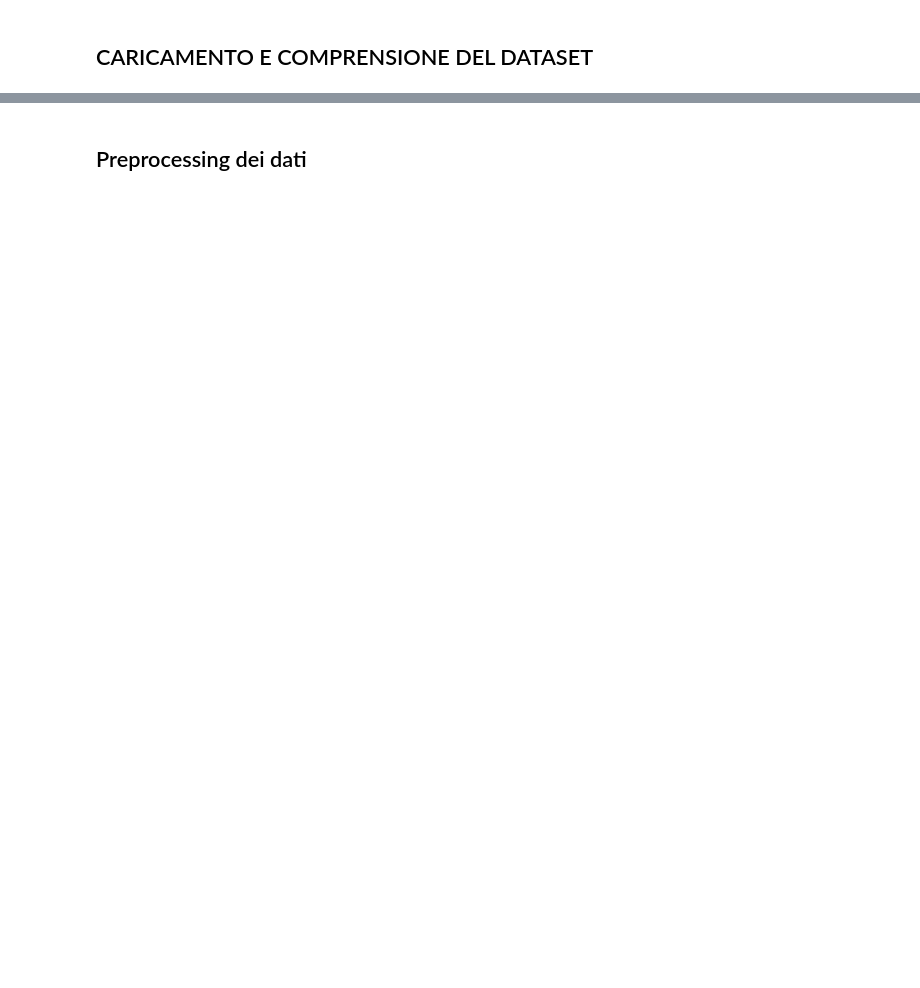
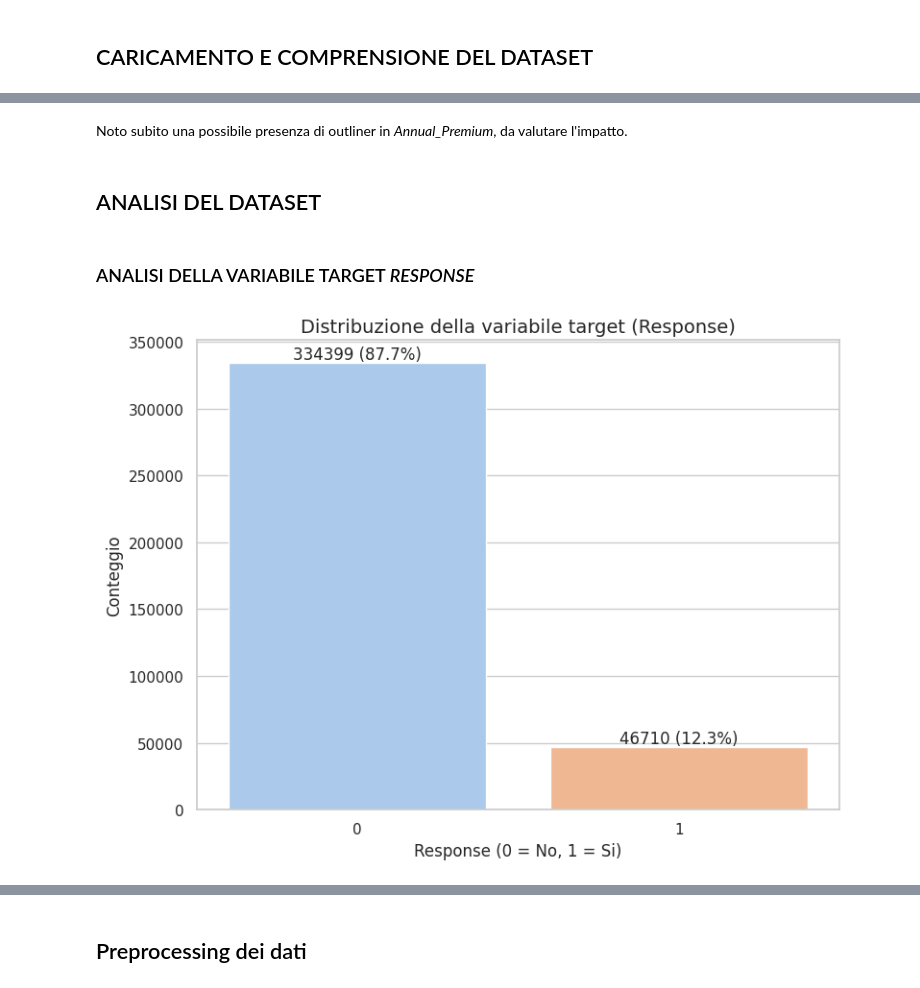
Before and after one commit to cdario79/CrossSellingAssicuratvo, a Jupyter notebook: Cross_Selling_Assicurativo.ipynb, the cells around one changed output, grey strips where cells are left out. Saved outputs shown, nothing was run; the diff lists cells and outputs as text; code cells hidden in the pictures; blank space fills up the shorter version.

```diff
--- a/Cross_Selling_Assicurativo.ipynb
+++ b/Cross_Selling_Assicurativo.ipynb
@@ -357,0 +199,46 @@ Nel tuo dataset:
+# %% [markdown]
+Noto subito una possibile presenza di outliner in *Annual_Premium*, da valutare l'impatto.
+# %% [markdown]
+## ANALISI DEL DATASET
+# %% [markdown]
+### ANALISI DELLA VARIABILE TARGET *RESPONSE*
+# %%
+# Set the general style of seaborn plots to 'whitegrid' for a clean background with gridlines
+sns.set(style="whitegrid")
+
+# Create a new figure with a specified size (8 inches wide by 6 inches tall)
+plt.figure(figsize=(8, 6))
+
+# Create a bar plot showing the count of each class in the 'Response' column
+# 'hue=Response' means the bars are also color-coded by the same variable
+# 'palette="pastel"' applies soft colors, and 'legend=False' removes the automatic legend
+ax = sns.countplot(x='Response', hue='Response', data=df, palette='pastel', legend=False)
+
+# Set the title of the plot with a custom font size
+plt.title('Distribuzione della variabile target (Response)', fontsize=14)
+
+# Calculate the total number of records to compute percentages
+total = len(df)
+
+# Loop over each bar in the plot to annotate with exact count and percentage
+for p in ax.patches:
+    count = int(p.get_height())  # Get the height of the bar (i.e., count of samples)
+    percentage = 100 * count / total  # Calculate the percentage of total samples
+    # Place the annotation slightly above the bar, centered horizontally
+    ax.annotate(f'{count} ({percentage:.1f}%)',
+                (p.get_x() + p.get_width() / 2., p.get_height()),  # X, Y position
+                ha='center', va='bottom', fontsize=12)  # Horizontal and vertical alignment, font size
+
+# Label the X-axis to indicate it refers to the 'Response' values (0 = No, 1 = Yes)
+plt.xlabel('Response (0 = No, 1 = Si)')
+
+# Label the Y-axis to indicate it shows the number of records
+plt.ylabel('Conteggio')
+
+# Adjust layout to prevent clipping of labels or titles
+plt.tight_layout()
+
+# Display the plot in the output
+plt.show()
+# %% [output]
+[figure, added]
```
Also changed, not shown: parts of 142 cells of this notebook.
